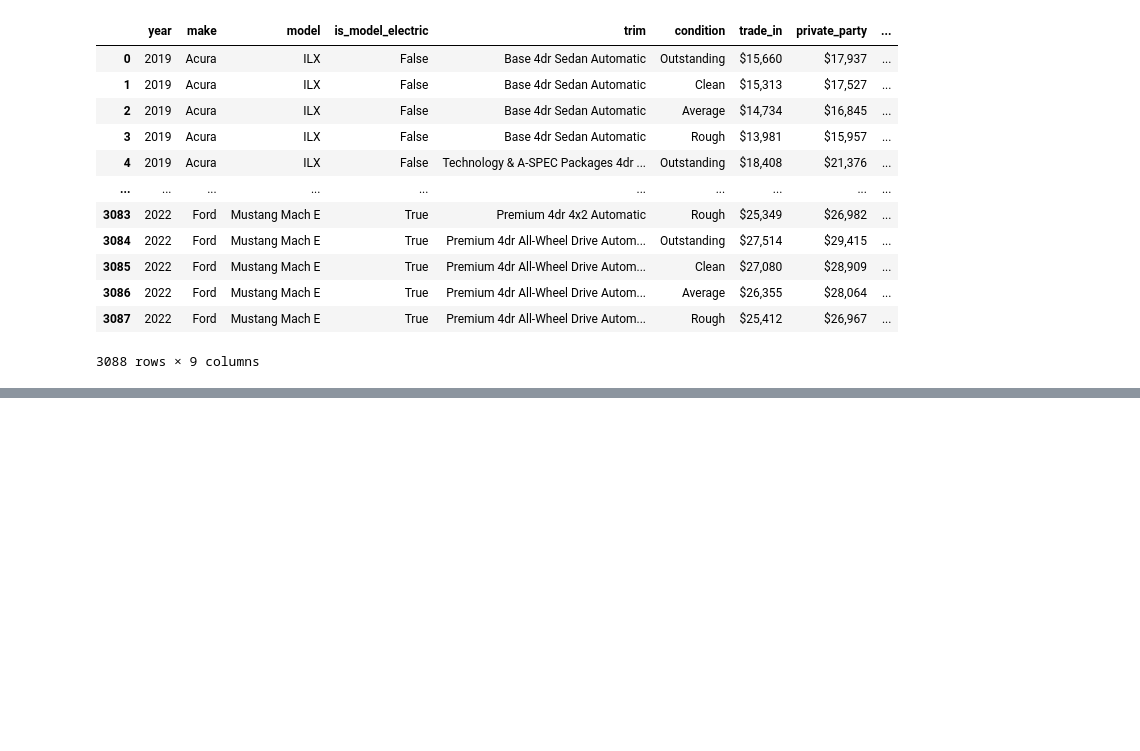
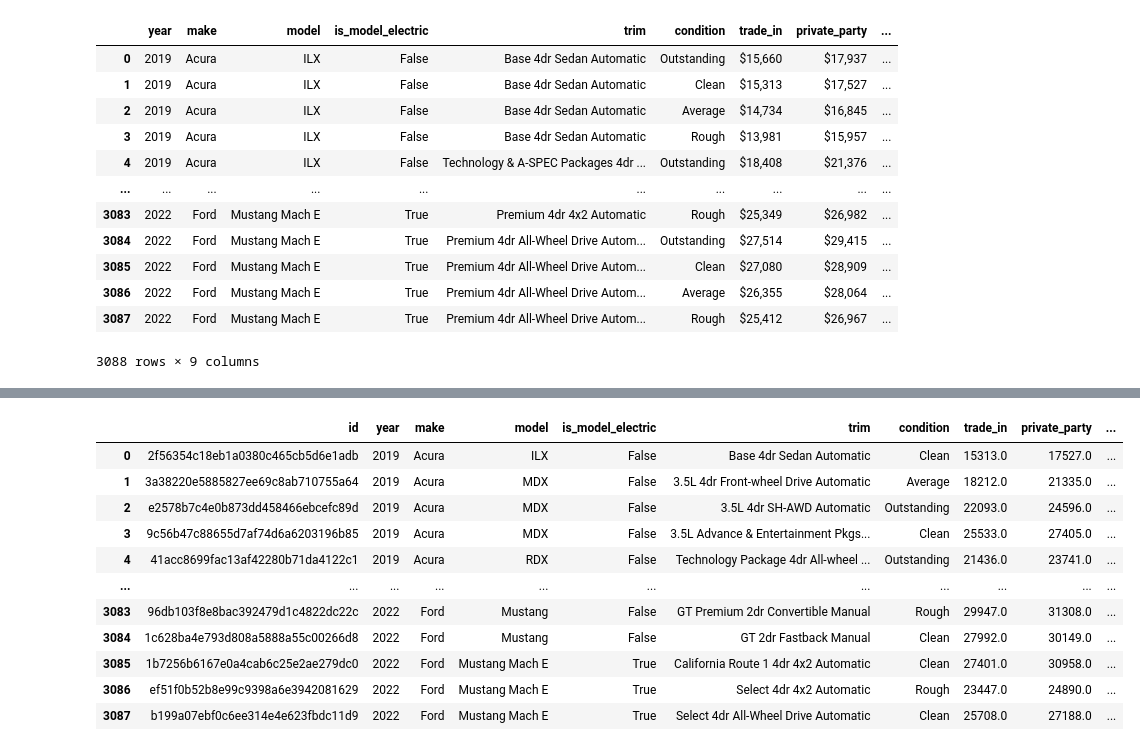
Before and after one commit to haritsm/vehicledatabase-exploration, a Jupyter notebook: vehicle.ipynb, the cells around one changed output, grey strips where cells are left out. Drawn from its saved outputs; the diff is of its cells as text; code cells hidden in the pictures; blank space fills up the shorter version.

```diff
--- a/vehicle.ipynb
+++ b/vehicle.ipynb
@@ -341,0 +449,10 @@ con.close()
+# %%
+import duckdb
+
+sql_script = '''
+    select * from 'bronze.vehicle_make_model'
+'''
+
+with duckdb.connect("dbt_workspace/vehicle_database/data/vehicle_database.db") as con:
+    temp_df_2 = con.sql(sql_script)#.df()
+    display(temp_df_2)
@@ -341,0 +477,10 @@ con.close()
+# %%
+import duckdb
+
+sql_script = '''
+    select * from 'bronze.vehicle_value' limit 10
+'''
+
+with duckdb.connect("dbt_workspace/vehicle_database/data/vehicle_database.db") as con:
+    temp_df = con.sql(sql_script)#.df()
+    display(temp_df)
@@ -341,0 +507,61 @@ con.close()
+# %%
+import duckdb
+
+sql_script = '''
+    with source_data as (
+        select
+            year
+            , make
+            , model
+            , is_model_electric
+            , trim
+            , condition
+            , REPLACE(REPLACE(trade_in, '$', ''), ',', '')::DECIMAL(10, 2) as trade_in -- Cleaning and converting trade_in values
+            , REPLACE(REPLACE(private_party, '$', ''), ',', '')::DECIMAL(10, 2) as private_party -- Cleaning and converting private_party values
+            , REPLACE(REPLACE(dealer_detail, '$', ''), ',', '')::DECIMAL(10, 2) as dealer_detail -- Cleaning and converting dealer_detail values
+            , current_localtimestamp() as ingestion_timestamp
+            , cast(current_localtimestamp() as date) as ingestion_date
+        from
+            vehicle_year_make_model_value
+    ),
+
+    add_hash as (
+        select
+            distinct
+            MD5(CONCAT(
+                cast(ingestion_date as string)
+                , year
+                , make
+                , model
+                , is_model_electric
+                , trim
+                , condition
+                , trade_in
+                , private_party
+                , dealer_detail)
+                ) AS id
+            , *
+        from
+            source_data
+    )
+
+    select *
+    from add_hash
+'''
+
+with duckdb.connect("dbt_workspace/vehicle_database/data/vehicle_database.db") as con:
+    temp_df = con.sql(sql_script).df()
+    display(temp_df)
+# %% [output]
+|  | id | year | make | model | is_model_electric | trim | condition | trade_in | private_party | ... |
+| 0 | 2f56354c18eb1a0380c465cb5d6e1adb | 2019 | Acura | ILX | False | Base 4dr Sedan Automatic | Clean | 15313.0 | 17527.0 | ... |
+| 1 | 3a38220e5885827ee69c8ab710755a64 | 2019 | Acura | MDX | False | 3.5L 4dr Front-wheel Drive Automatic | Average | 18212.0 | 21335.0 | ... |
+| 2 | e2578b7c4e0b873dd458466ebcefc89d | 2019 | Acura | MDX | False | 3.5L 4dr SH-AWD Automatic | Outstanding | 22093.0 | 24596.0 | ... |
+| 3 | 9c56b47c88655d7af74d6a6203196b85 | 2019 | Acura | MDX | False | 3.5L Advance & Entertainment Pkgs... | Clean | 25533.0 | 27405.0 | ... |
+| 4 | 41acc8699fac13af42280b71da4122c1 | 2019 | Acura | RDX | False | Technology Package 4dr All-wheel ... | Outstanding | 21436.0 | 23741.0 | ... |
+| ... | ... | ... | ... | ... | ... | ... | ... | ... | ... | ... |
+| 3083 | 96db103f8e8bac392479d1c4822dc22c | 2022 | Ford | Mustang | False | GT Premium 2dr Convertible Manual | Rough | 29947.0 | 31308.0 | ... |
+| 3084 | 1c628ba4e793d808a5888a55c00266d8 | 2022 | Ford | Mustang | False | GT 2dr Fastback Manual | Clean | 27992.0 | 30149.0 | ... |
+| 3085 | 1b7256b6167e0a4cab6c25e2ae279dc0 | 2022 | Ford | Mustang Mach E | True | California Route 1 4dr 4x2 Automatic | Clean | 27401.0 | 30958.0 | ... |
+| 3086 | ef51f0b52b8e99c9398a6e3942081629 | 2022 | Ford | Mustang Mach E | True | Select 4dr 4x2 Automatic | Rough | 23447.0 | 24890.0 | ... |
+| 3087 | b199a07ebf0c6ee314e4e623fbdc11d9 | 2022 | Ford | Mustang Mach E | True | Select 4dr All-Wheel Drive Automatic | Clean | 25708.0 | 27188.0 | ... |
```
Also changed, not shown: parts of 11 cells of this notebook, 14 other files.
